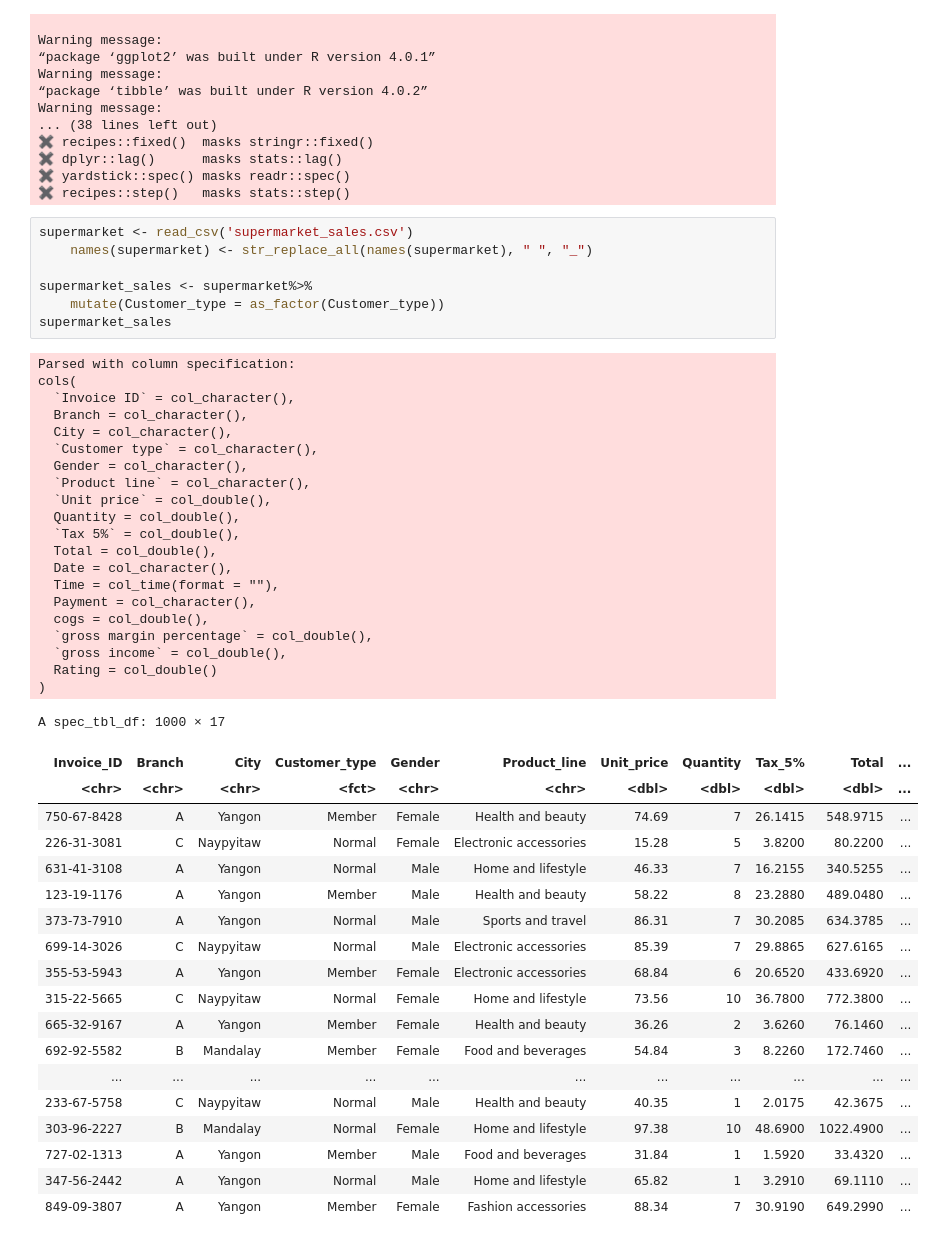
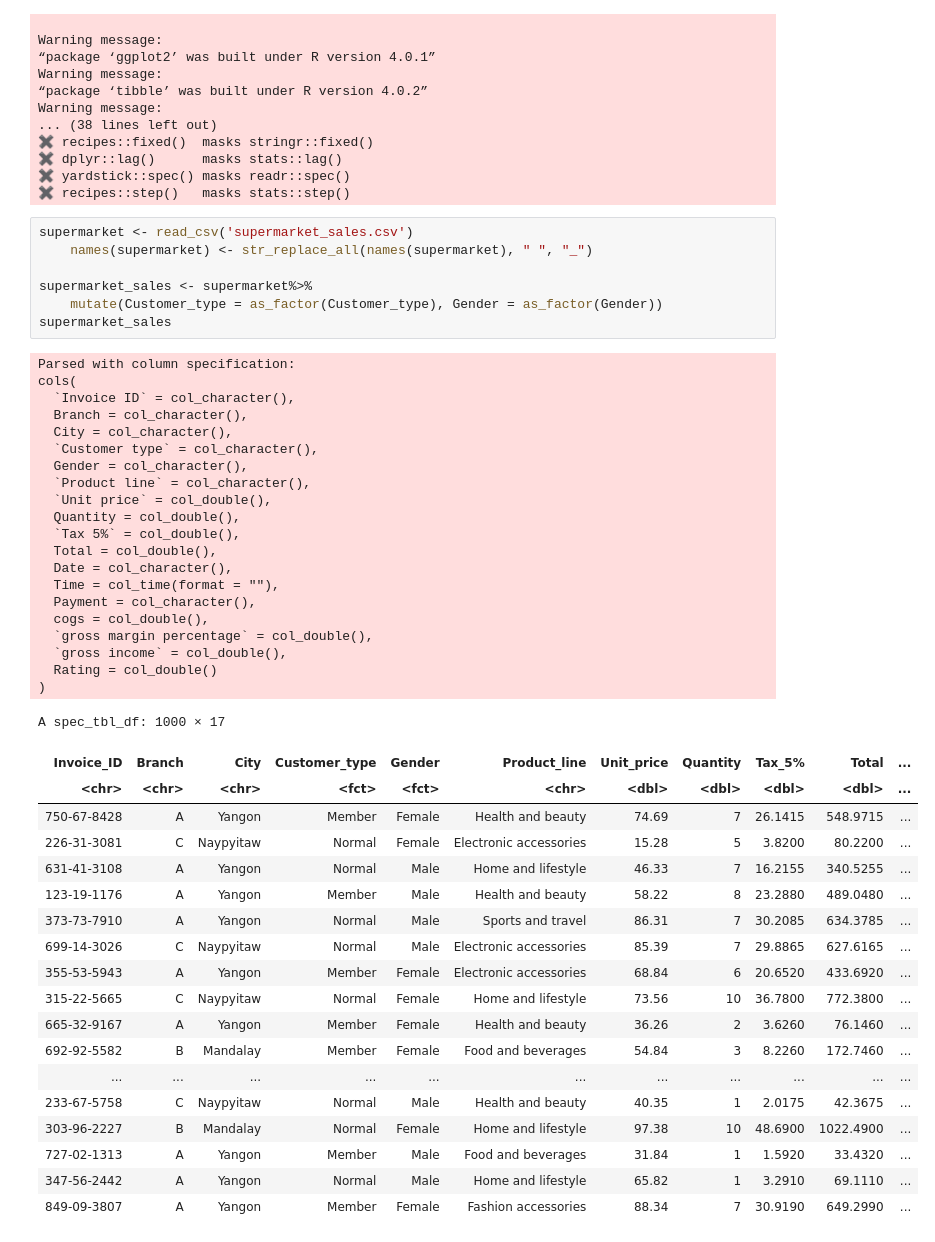
Before and after one commit to rajdhillon27/DSCI-classification-, a Jupyter notebook: Project.ipynb, the cells around one changed output. Cells and saved outputs as stored; diff of their text form.

Commit message:
Created recipe, gender as factor

```diff
--- a/Project.ipynb
+++ b/Project.ipynb
@@ -26,34 +26,34 @@ Warning message:
 # %%
 supermarket <- read_csv('supermarket_sales.csv')
     names(supermarket) <- str_replace_all(names(supermarket), " ", "_")
 
 supermarket_sales <- supermarket%>%
-    mutate(Customer_type = as_factor(Customer_type))
+    mutate(Customer_type = as_factor(Customer_type), Gender = as_factor(Gender))
 supermarket_sales
 # %% [output]
 Parsed with column specification:
 cols(
   `Invoice ID` = col_character(),
   Branch = col_character(),
   City = col_character(),
   `Customer type` = col_character(),
   Gender = col_character(),
   `Product line` = col_character(),
   `Unit price` = col_double(),
   Quantity = col_double(),
   `Tax 5%` = col_double(),
   Total = col_double(),
   Date = col_character(),
   Time = col_time(format = ""),
   Payment = col_character(),
   cogs = col_double(),
   `gross margin percentage` = col_double(),
   `gross income` = col_double(),
   Rating = col_double()
 )
 A spec_tbl_df: 1000 × 17
 | Invoice_ID | Branch | City | Customer_type | Gender | Product_line | Unit_price | Quantity | Tax_5% | Total | ... |
-| <chr> | <chr> | <chr> | <fct> | <chr> | <chr> | <dbl> | <dbl> | <dbl> | <dbl> | ... |
+| <chr> | <chr> | <chr> | <fct> | <fct> | <chr> | <dbl> | <dbl> | <dbl> | <dbl> | ... |
 | 750-67-8428 | A | Yangon | Member | Female | Health and beauty | 74.69 | 7 | 26.1415 | 548.9715 | ... |
 | 226-31-3081 | C | Naypyitaw | Normal | Female | Electronic accessories | 15.28 | 5 | 3.8200 | 80.2200 | ... |
 | 631-41-3108 | A | Yangon | Normal | Male | Home and lifestyle | 46.33 | 7 | 16.2155 | 340.5255 | ... |
```
Also changed, not shown: parts of 2 cells of this notebook.
